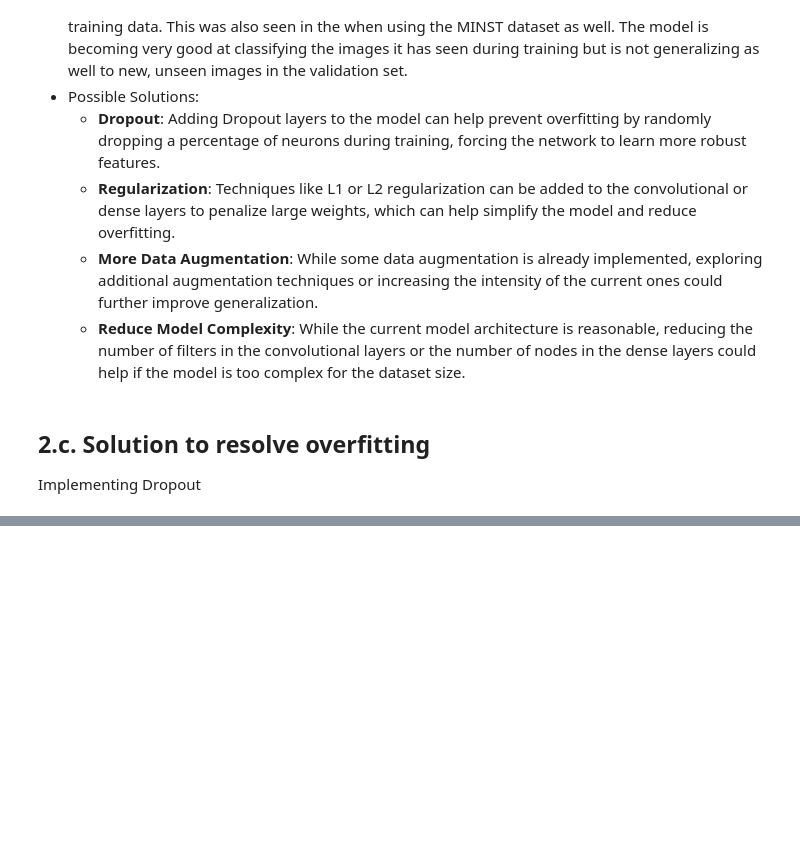
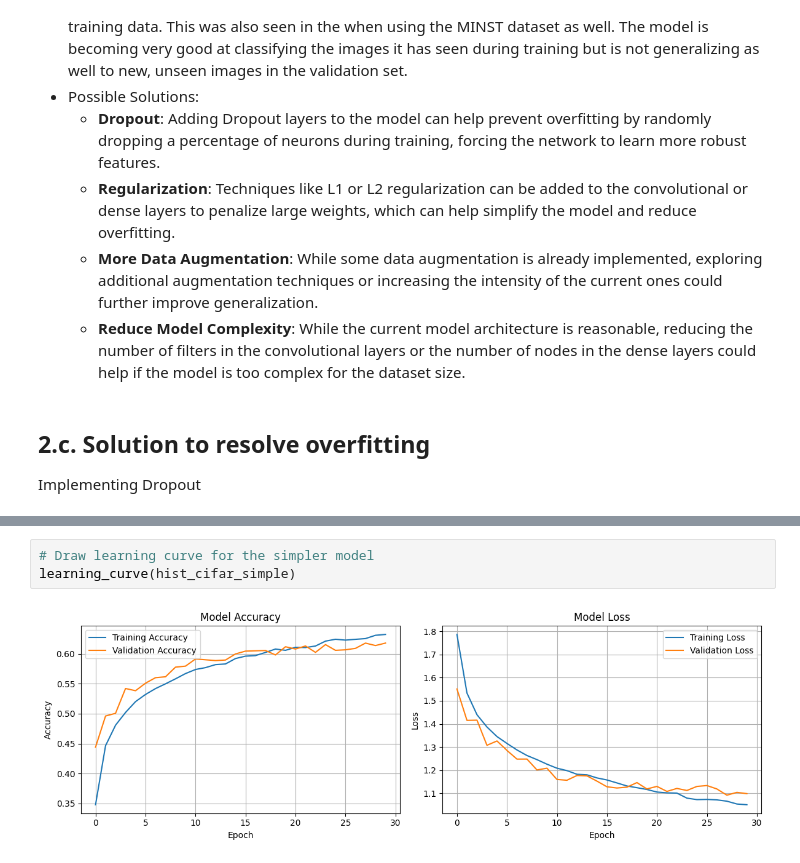
Before and after one commit to marstonsward/aai_521_computer_vision, a Jupyter notebook: module_2/Marston_Ward_Assignment2.ipynb, the cells around one changed output, grey strips where cells are left out. Saved outputs shown, nothing was run; the diff lists cells and outputs as text; blank space fills up the shorter version.

Commit message:
Finalize the CIFAR Simple test

```diff
--- a/module_2/Marston_Ward_Assignment2.ipynb
+++ b/module_2/Marston_Ward_Assignment2.ipynb
@@ -790,0 +1112,5 @@ learning_curve(hist)
+# %%
+# Draw learning curve for the simpler model
+learning_curve(hist_cifar_simple)
+# %% [output]
+[figure, added]
```
Also changed, not shown: parts of 25 cells of this notebook.
